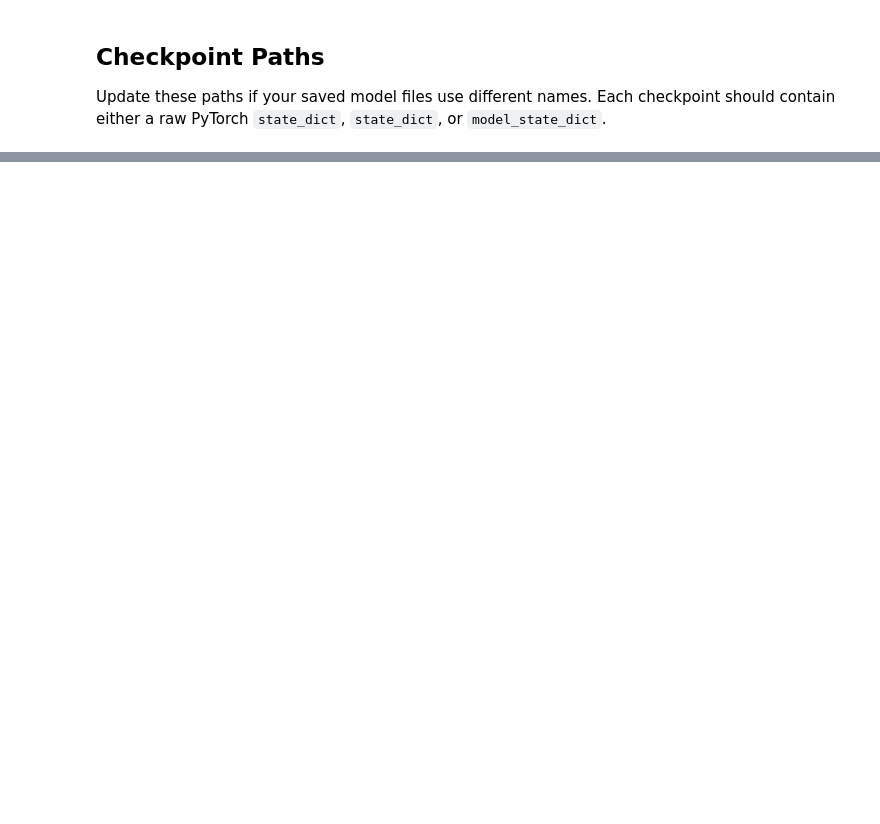
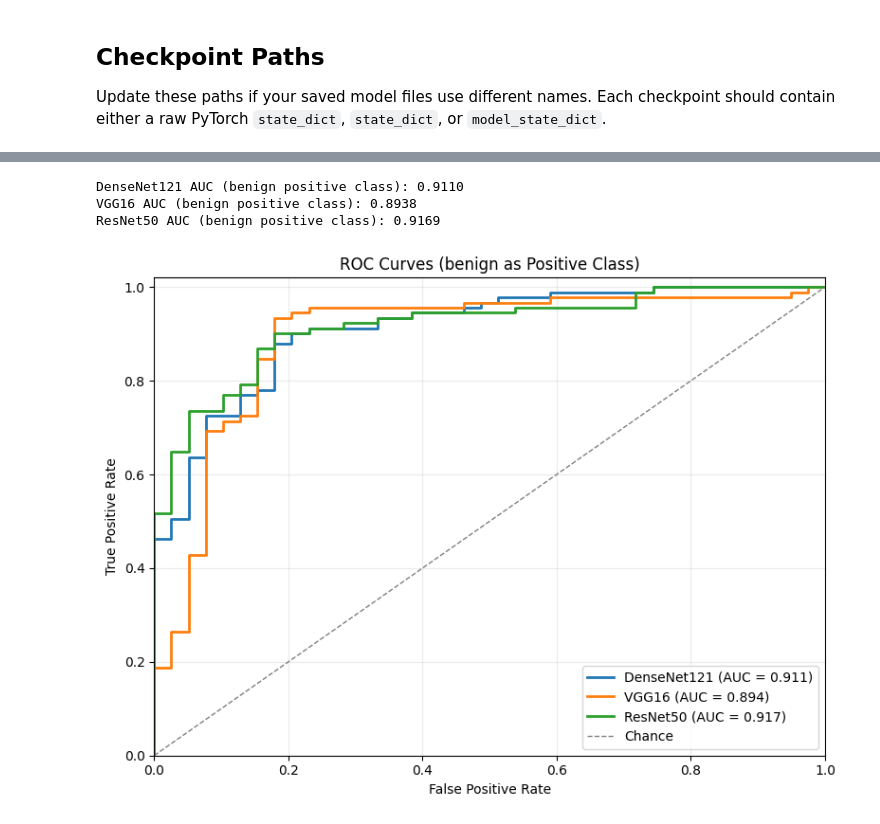
Before and after one commit to drizzyallen/Research_Training, a Jupyter notebook: ROC_comparison.ipynb, the cells around one changed output, grey strips where cells are left out. Saved outputs shown, nothing was run; the diff lists cells and outputs as text; code cells hidden in the pictures; blank space fills up the shorter version.

Commit message:
ROC curve made

```diff
--- a/ROC_comparison.ipynb
+++ b/ROC_comparison.ipynb
@@ -260,30 +266,50 @@ def roc_curve_and_auc(y_true, y_score, positive_label=1):
 
     tpr = np.r_[0, true_positives / positives, 1]
     fpr = np.r_[0, false_positives / negatives, 1]
-    auc = np.trapz(tpr, fpr)
+    auc = np.trapezoid(tpr, fpr)
     return fpr, tpr, float(auc)
 
 
 roc_results = {}
+missing_models = []
 for model_name in MODEL_BUILDERS:
-    model, weights = load_trained_model(model_name)
+    try:
+        model, weights = load_trained_model(model_name)
+    except FileNotFoundError as error:
+        missing_models.append((model_name, CHECKPOINTS[model_name]))
+        print(f'Skipping {model_name}: {error}')
+        continue
+
     test_loader = build_test_loader(weights)
     y_true, y_score = predict_positive_probabilities(model, test_loader)
     fpr, tpr, auc = roc_curve_and_auc(y_true, y_score, positive_label=POSITIVE_CLASS_ID)
     roc_results[model_name] = {'fpr': fpr, 'tpr': tpr, 'auc': auc}
     print(f'{model_name} AUC ({CLASS_NAMES[POSITIVE_CLASS_ID]} positive class): {auc:.4f}')
+
+if not roc_results:
+    missing_paths = ', '.join(str(path) for _, path in missing_models)
+    raise FileNotFoundError(f'No model checkpoints were found. Missing: {missing_paths}')
+# %% [output]
+DenseNet121 AUC (benign positive class): 0.9110
+VGG16 AUC (benign positive class): 0.8938
+ResNet50 AUC (benign positive class): 0.9169
 # %%
+if not roc_results:
+    raise RuntimeError('Run the ROC/AUC cell first, or save at least one model checkpoint.')
+
 plt.figure(figsize=(8, 6))
 for model_name, result in roc_results.items():
     plt.plot(result['fpr'], result['tpr'], linewidth=2, label=f'{model_name} (AUC = {result["auc"]:.3f})')
 
 plt.plot([0, 1], [0, 1], linestyle='--', color='gray', linewidth=1, label='Chance')
 plt.xlabel('False Positive Rate')
 plt.ylabel('True Positive Rate')
 plt.title(f'ROC Curves ({CLASS_NAMES[POSITIVE_CLASS_ID]} as Positive Class)')
 plt.xlim(0, 1)
 plt.ylim(0, 1.02)
 plt.grid(alpha=0.25)
 plt.legend(loc='lower right')
 plt.tight_layout()
 plt.show()
+# %% [output]
+[figure, added]
```
Also changed, not shown: parts of 2 cells of this notebook, 6 other files.
